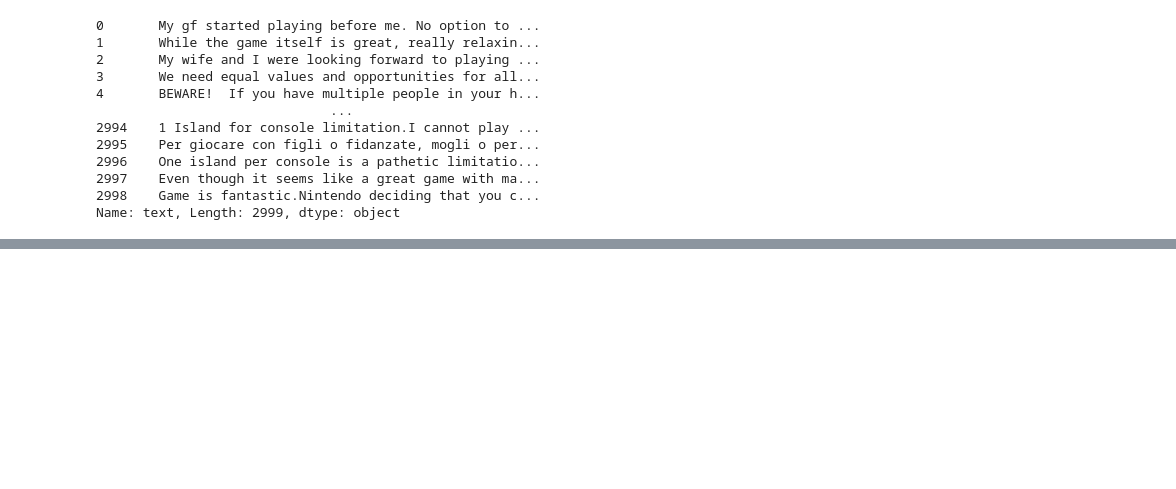
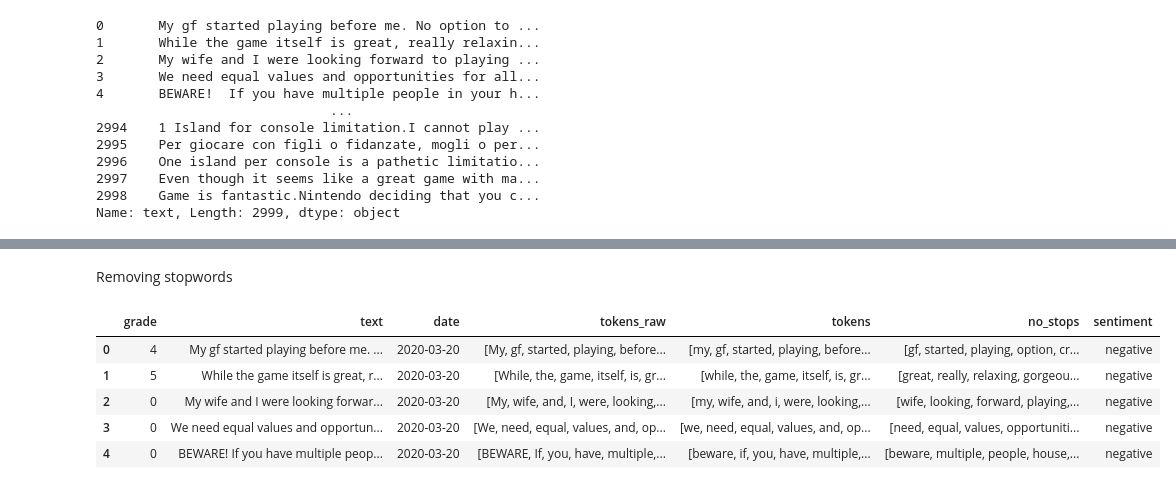
Before and after one commit to nancyho83/ACNH_Review_Sentiment, a Jupyter notebook: animal-crossing-review-analysis.ipynb, the cells around one changed output, grey strips where cells are left out. Cells and saved outputs as stored; diff of their text form; code cells hidden in the pictures; blank space fills up the shorter version.

```diff
--- a/animal-crossing-review-analysis.ipynb
+++ b/animal-crossing-review-analysis.ipynb
@@ -51,0 +118,16 @@ Name: text, Length: 2999, dtype: object
+# %% [markdown]
+Removing stopwords
+# %%
+stopwords_list = stopwords.words('english')
+stopwords_list += list(string.punctuation)
+stopwords_list += ['game', 'animal', 'crossing']
+user_df['no_stops'] = user_df['tokens'].apply(lambda x: [w for w in x if w not in stopwords_list])
+
+user_df.head()
+# %% [output]
+|  | grade | text | date | tokens_raw | tokens | no_stops | sentiment |
+| 0 | 4 | My gf started playing before me. ... | 2020-03-20 | [My, gf, started, playing, before... | [my, gf, started, playing, before... | [gf, started, playing, option, cr... | negative |
+| 1 | 5 | While the game itself is great, r... | 2020-03-20 | [While, the, game, itself, is, gr... | [while, the, game, itself, is, gr... | [great, really, relaxing, gorgeou... | negative |
+| 2 | 0 | My wife and I were looking forwar... | 2020-03-20 | [My, wife, and, I, were, looking,... | [my, wife, and, i, were, looking,... | [wife, looking, forward, playing,... | negative |
+| 3 | 0 | We need equal values and opportun... | 2020-03-20 | [We, need, equal, values, and, op... | [we, need, equal, values, and, op... | [need, equal, values, opportuniti... | negative |
+| 4 | 0 | BEWARE! If you have multiple peop... | 2020-03-20 | [BEWARE, If, you, have, multiple,... | [beware, if, you, have, multiple,... | [beware, multiple, people, house,... | negative |
```
Also changed, not shown: parts of 25 cells of this notebook.
